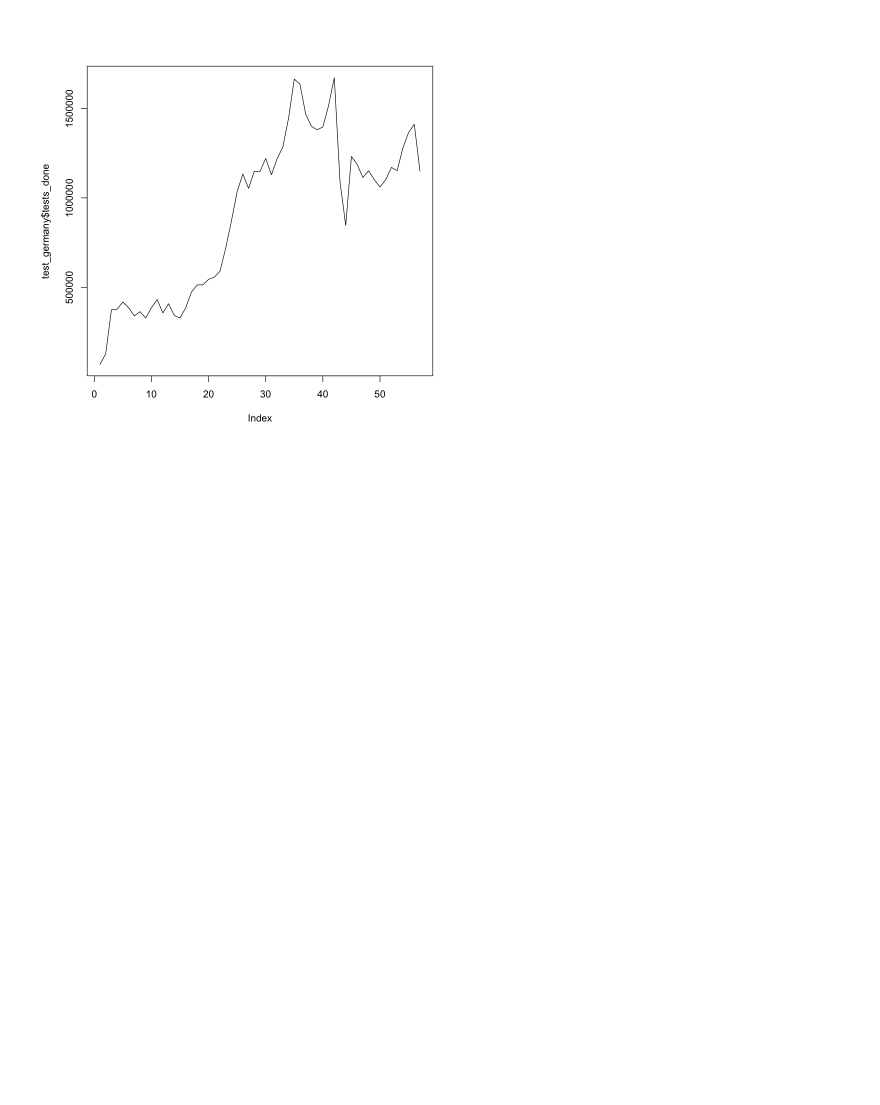
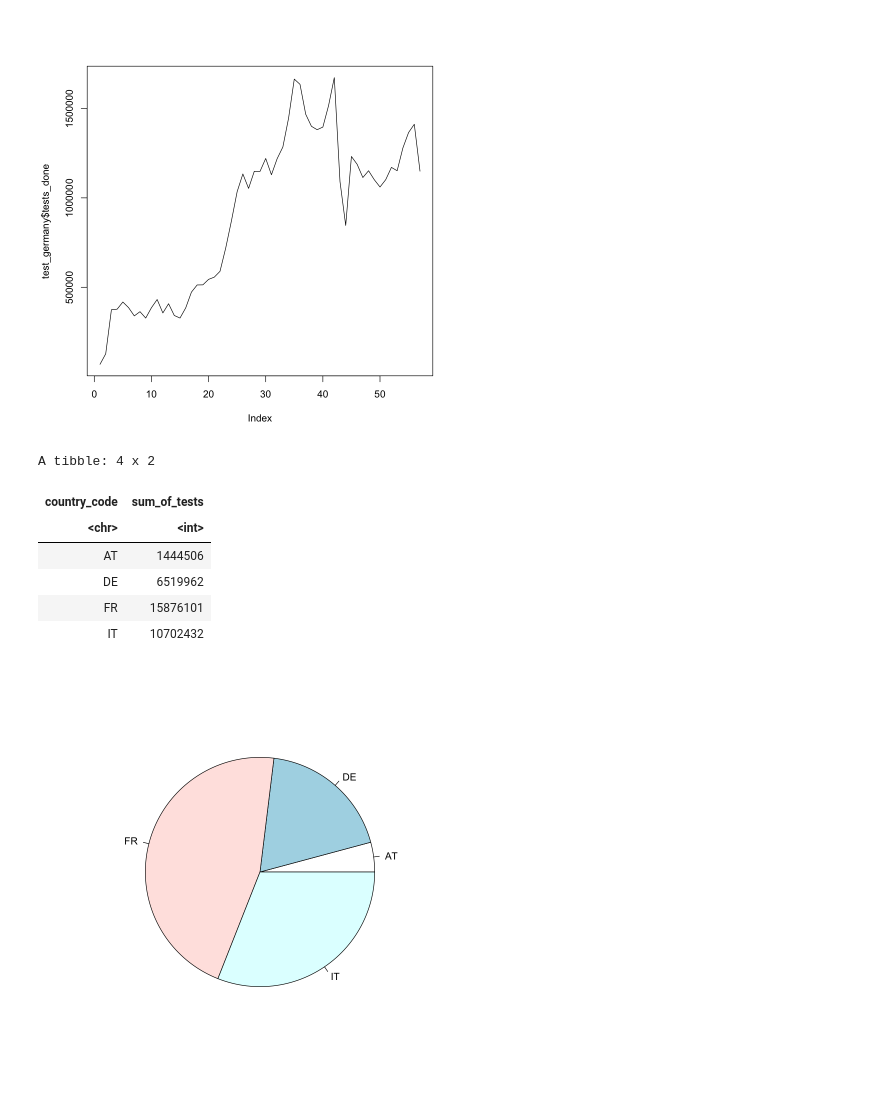
Before and after one commit to VicCislari/Statisticslearning, a Jupyter notebook: Vorbereitung/Exams/EXAM SS 21/dec.ipynb, the cells around one changed output. Drawn from its saved outputs; the diff is of its cells as text; code cells hidden in the pictures; blank space fills up the shorter version.

```diff
--- a/Vorbereitung/Exams/EXAM SS 21/dec.ipynb
+++ b/Vorbereitung/Exams/EXAM SS 21/dec.ipynb
@@ -43 +42,22 @@ raw_data %>% filter(country_code == 'IT') %>%  group_by(level)
+# %%
+# (d)
+sum_of_tests <- raw_data %>%
+  filter(country_code %in% c("DE", "AT", "FR", "IT")) %>%
+  filter(year_week >= "2020-W49" & year_week <= "2020-W53") %>%
+  #filter(level == "national") %>%
+  #group_by(level) %>%
+  group_by(country_code) %>%
+  summarise(sum_of_tests = sum(tests_done))
+sum_of_tests
+
+pie(sum_of_tests$sum_of_tests, labels = sum_of_tests$country_code)
+# %% [output]
+A tibble: 4 x 2
+| country_code | sum_of_tests |
+| <chr> | <int> |
+| AT | 1444506 |
+| DE | 6519962 |
+| FR | 15876101 |
+| IT | 10702432 |
+[figure, added]
 # %%
```
Also changed, not shown: parts of 13 cells of this notebook.
